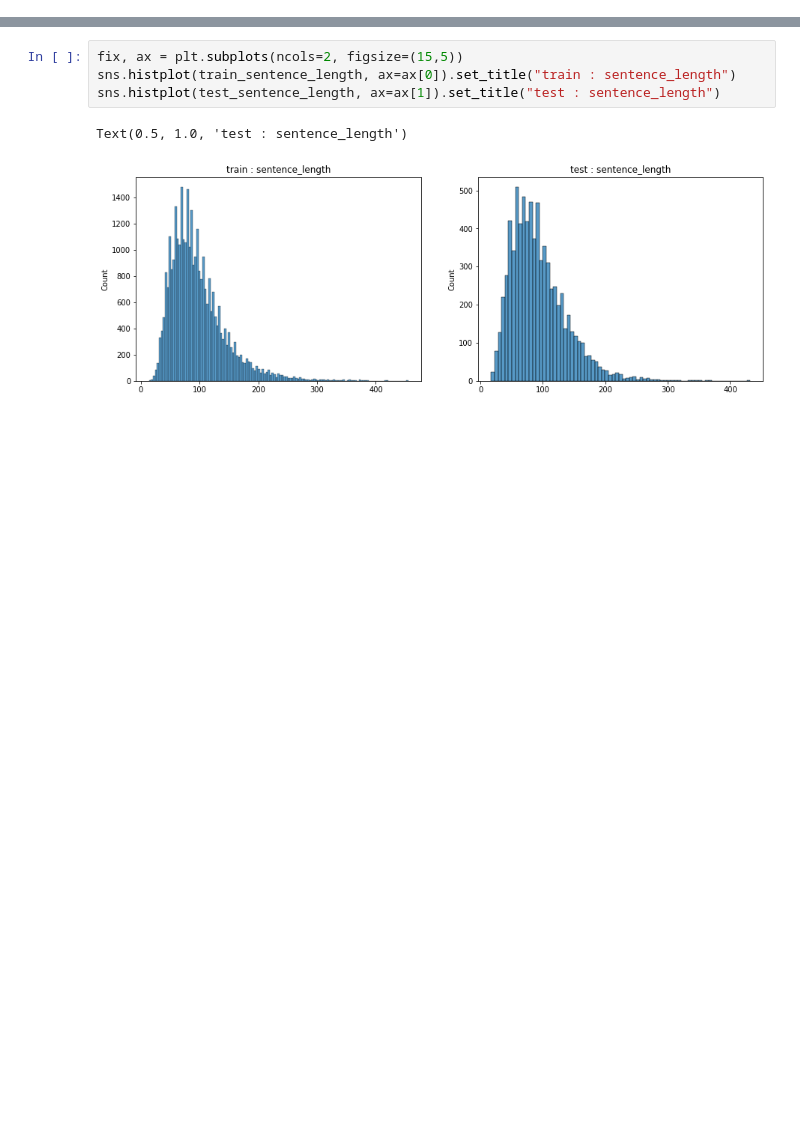
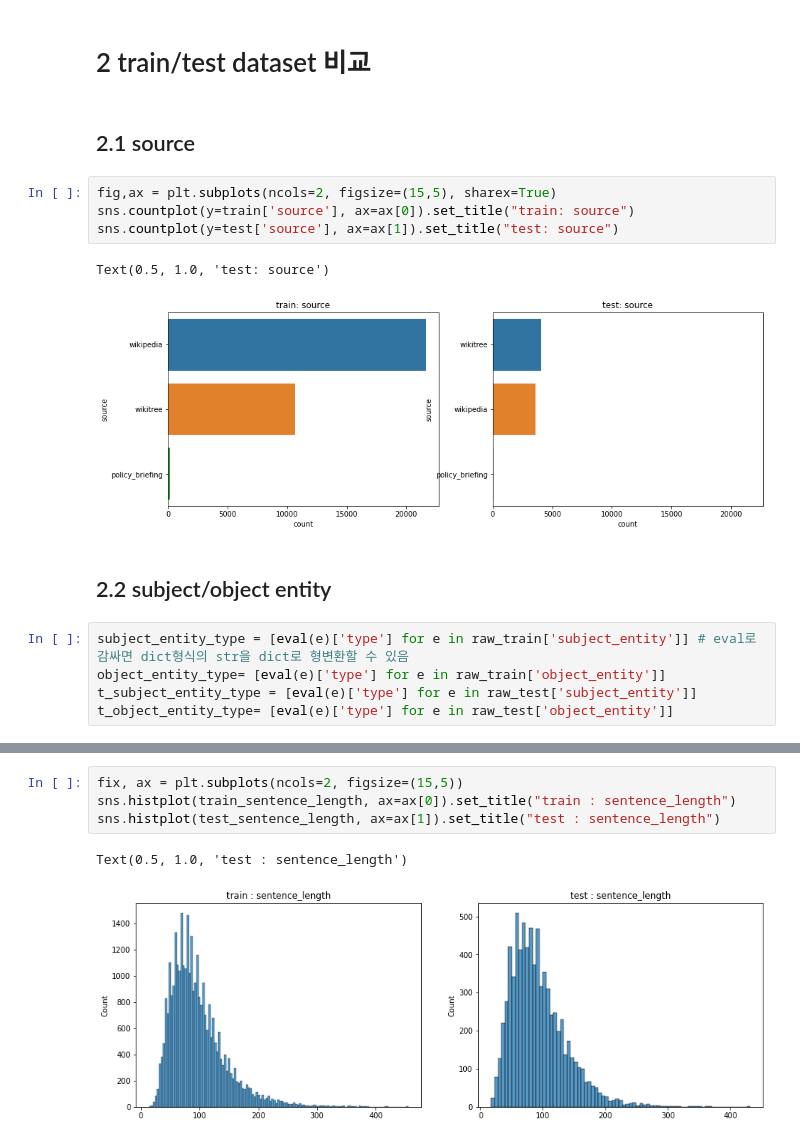
Before and after one commit to boostcampaitech3/level2-klue-level2-nlp-08, a Jupyter notebook: EDA.ipynb, the cells around one changed output, grey strips where cells are left out. Cells and saved outputs as stored; diff of their text form; blank space fills up the shorter version.

```diff
--- a/EDA.ipynb
+++ b/EDA.ipynb
@@ -97,0 +96,18 @@ test_sentence_length = [len(e) for e in test_dataset['sentence']]
+# %% [markdown]
+# 2 train/test dataset 비교
+# %% [markdown]
+## 2.1 source
+# %%
+fig,ax = plt.subplots(ncols=2, figsize=(15,5), sharex=True)
+sns.countplot(y=train['source'], ax=ax[0]).set_title("train: source")
+sns.countplot(y=test['source'], ax=ax[1]).set_title("test: source")
+# %% [output]
+Text(0.5, 1.0, 'test: source')
+[figure, added]
+# %% [markdown]
+## 2.2 subject/object entity
+# %%
+subject_entity_type = [eval(e)['type'] for e in raw_train['subject_entity']] # eval로 감싸면 dict형식의 str을 dict로 형변환할 수 있음
+object_entity_type= [eval(e)['type'] for e in raw_train['object_entity']]
+t_subject_entity_type = [eval(e)['type'] for e in raw_test['subject_entity']]
+t_object_entity_type= [eval(e)['type'] for e in raw_test['object_entity']]
```
Also changed, not shown: parts of 62 cells of this notebook.
